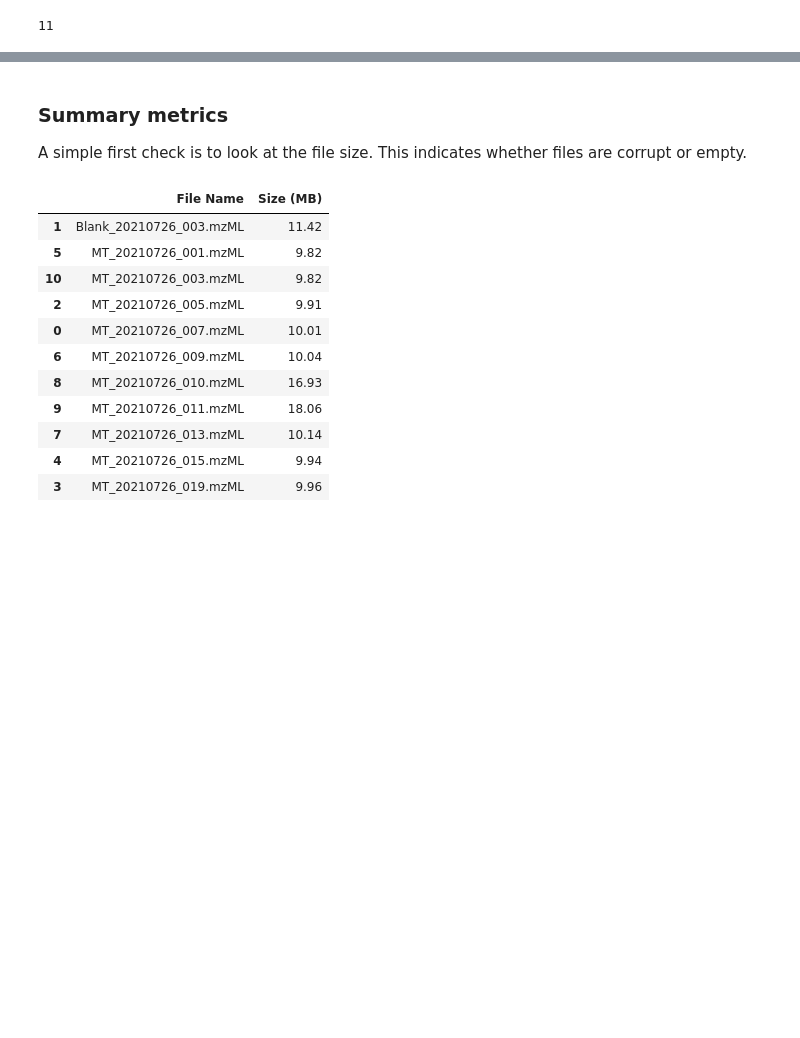
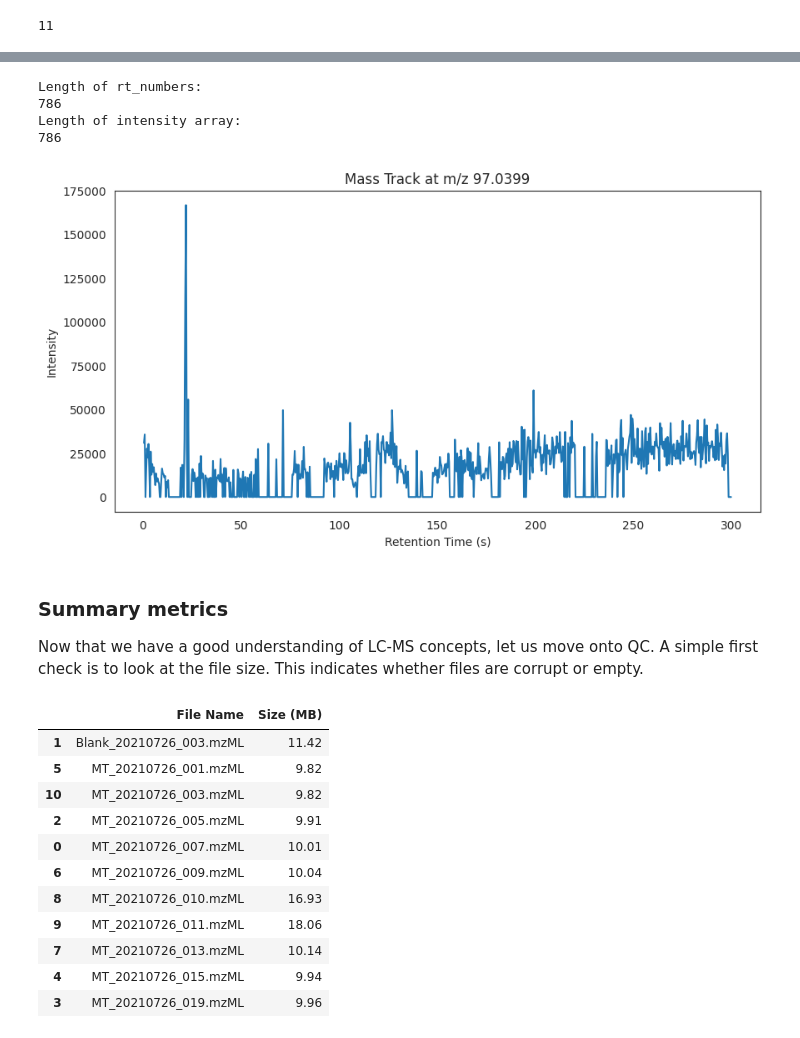
Before and after one commit to shuzhao-li-lab/2025_DataScience, a Jupyter notebook: notebooks/01_Python_Exploring_Raw_Metabolomics_Data.ipynb, the cells around one changed output, grey strips where cells are left out. Drawn from its saved outputs; the diff is of its cells as text; code cells hidden in the pictures; blank space fills up the shorter version.

```diff
--- a/notebooks/01_Python_Exploring_Raw_Metabolomics_Data.ipynb
+++ b/notebooks/01_Python_Exploring_Raw_Metabolomics_Data.ipynb
@@ -121,0 +241,9 @@ display(meta)
+# %%
+# 9 - extract mass tracks
+from asari import chromatograms as ch
+
+mass_tracks = ch.extract_massTracks_(sample0)
+
+# list all the keys in mass_tracks (dictionary)
+print("Mass track keys:")
+print(mass_tracks.keys())
@@ -122,5 +294,42 @@ display(meta)
+# %%
+# 11 - linking components together
+# the intensity array inside each track is the same length as rt_numbers and rt_times
+print("Length of rt_numbers:")
+print(len(mass_tracks['rt_numbers']))
+
+print("Length of intensity array:")
+print(len(mass_tracks['tracks'][100][1]))
+
+# so indexing the intensity array corresponds to the scan and rt times
+# %% [output]
+Length of rt_numbers:
+786
+Length of intensity array:
+786
+# %%
+# 12 - visualize track 100
+this_mz = mass_tracks['tracks'][100][0]
+intensity = mass_tracks['tracks'][100][1]
+rt_times = mass_tracks['rt_times']
+
+# setup DataFrame
+df = pd.DataFrame({
+    'Retention Time': rt_times,
+    'Intensity': intensity
+})
+
+# set figure size
+plt.figure(figsize=(10, 5))
+sns.lineplot(data=df, x='Retention Time', y='Intensity')
+
+plt.title(f"Mass Track at m/z {this_mz:.4f}")
+plt.xlabel("Retention Time (s)")
+plt.ylabel("Intensity")
+plt.show()
+# %% [output]
+[figure, added]
 # %% [markdown]
 ### Summary metrics
 
-A simple first check is to look at the file size. This indicates whether files are corrupt or empty.
+Now that we have a good understanding of LC-MS concepts, let us move onto QC. A simple first check is to look at the file size. This indicates whether files are corrupt or empty.
 # %%
```
Also changed, not shown: parts of 22 cells of this notebook.
